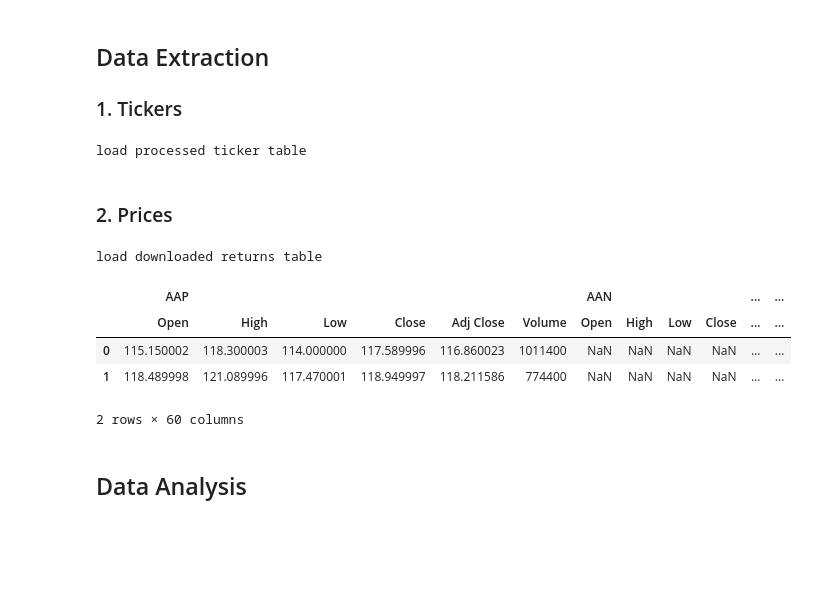
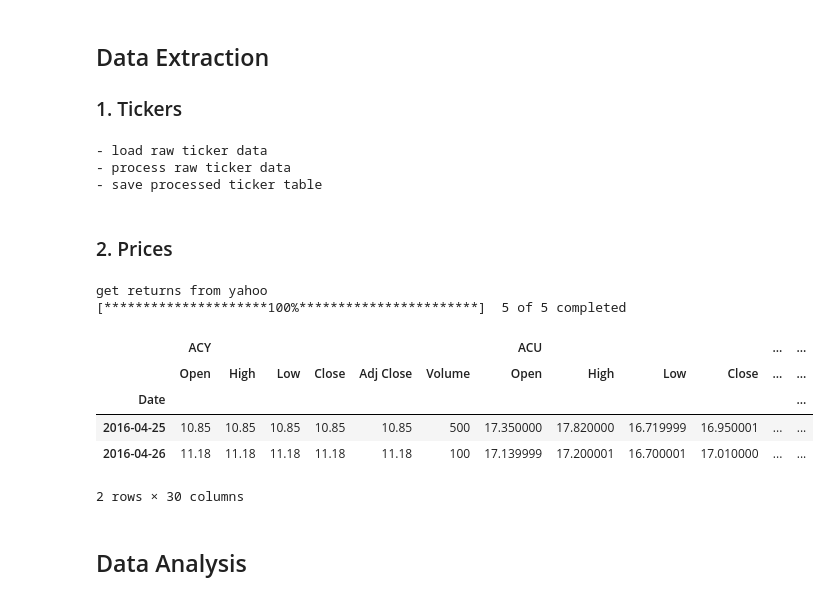
Before and after one commit to BartMelman/EfficientFrontier, a Jupyter notebook: main.ipynb, the cells around one changed output. Cells and saved outputs as stored; diff of their text form; code cells hidden in the pictures; blank space fills up the shorter version.

```diff
--- a/main.ipynb
+++ b/main.ipynb
@@ -59,7 +59,7 @@ def preprocess_column_name(column_name):
 
 ### 1. Tickers
 # %%
-rawTickerDataPath = Path('data') / 'nasdaq_screener_1614797288539.csv'
+rawTickerDataPath = Path('data') / 'nasdaq_screener_1612565816157.csv'
 processedTickerDataPath = Path('data') / 'tickers.csv'
 selectedColumns = ['Symbol', 'Name', 'MarketCap', 'Country', 'Sector', 'Industry']
 
@@ -70,45 +70,49 @@ if not processedTickerDataPath.exists():
     tickersDF.columns = [preprocess_column_name(e) for e in tickersDF.columns]
     tickersDF = tickersDF[selectedColumns]
     print('- save processed ticker table')
-    tickersDF.to_csv(processedTickerDataPath, index=False)
+    # tickersDF.to_csv(processedTickerDataPath, index=False)
 else:
     print('load processed ticker table')
     tickersDF = pd.read_csv(processedTickerDataPath)
 # %% [output]
-load processed ticker table
+- load raw ticker data
+- process raw ticker data
+- save processed ticker table
 # %% [markdown]
 ### 2. Prices
 # %%
 pricesDataPath = Path('data') / 'prices.csv'
-numCompanies = 10
+numCompanies = 5
 
 if not pricesDataPath.exists():
     print('get returns from yahoo')
     tickers = tickersDF['Symbol'].tolist()
-    tickers = [e for e in tickers if '^' not in e]
+    tickers = [e for e in tickers if '^' not in e or '/' not in e]
     pricesDF = yf.download(
     tickers = ' '.join(tickers[:numCompanies]),
-    period = "1y",
+    period = "5y",
     interval = "1d",
     group_by = 'ticker',
-    auto_adjust = True,
+    # auto_adjust = True,
     prepost = False,
     threads = True,
     proxy = None
     )
-    pricesDF.to_csv(pricesDataPath, index=False)
+    # pricesDF.to_csv(pricesDataPath, index=False)
 else:
     print('load downloaded returns table')
     pricesDF = pd.read_csv(pricesDataPath, header =[0,1])
 
 pricesDF.head(2)
 # %% [output]
-load downloaded returns table
+get returns from yahoo
+[*********************100%***********************]  5 of 5 completed
-|  | AAP |  |  |  |  |  | AAN |  |  |  | ... | ... |
+|  | ACY |  |  |  |  |  | ACU |  |  |  | ... | ... |
 |  | Open | High | Low | Close | Adj Close | Volume | Open | High | Low | Close | ... | ... |
-| 0 | 115.150002 | 118.300003 | 114.000000 | 117.589996 | 116.860023 | 1011400 | NaN | NaN | NaN | NaN | ... | ... |
-| 1 | 118.489998 | 121.089996 | 117.470001 | 118.949997 | 118.211586 | 774400 | NaN | NaN | NaN | NaN | ... | ... |
+| Date |  |  |  |  |  |  |  |  |  |  |  | ... |
+| 2016-04-25 | 10.85 | 10.85 | 10.85 | 10.85 | 10.85 | 500 | 17.350000 | 17.820000 | 16.719999 | 16.950001 | ... | ... |
+| 2016-04-26 | 11.18 | 11.18 | 11.18 | 11.18 | 11.18 | 100 | 17.139999 | 17.200001 | 16.700001 | 17.010000 | ... | ... |
-2 rows × 60 columns
+2 rows × 30 columns
 # %% [markdown]
 ## Data Analysis
 # %% [markdown]
```
Also changed, not shown: parts of 17 cells of this notebook, 1 other file.
